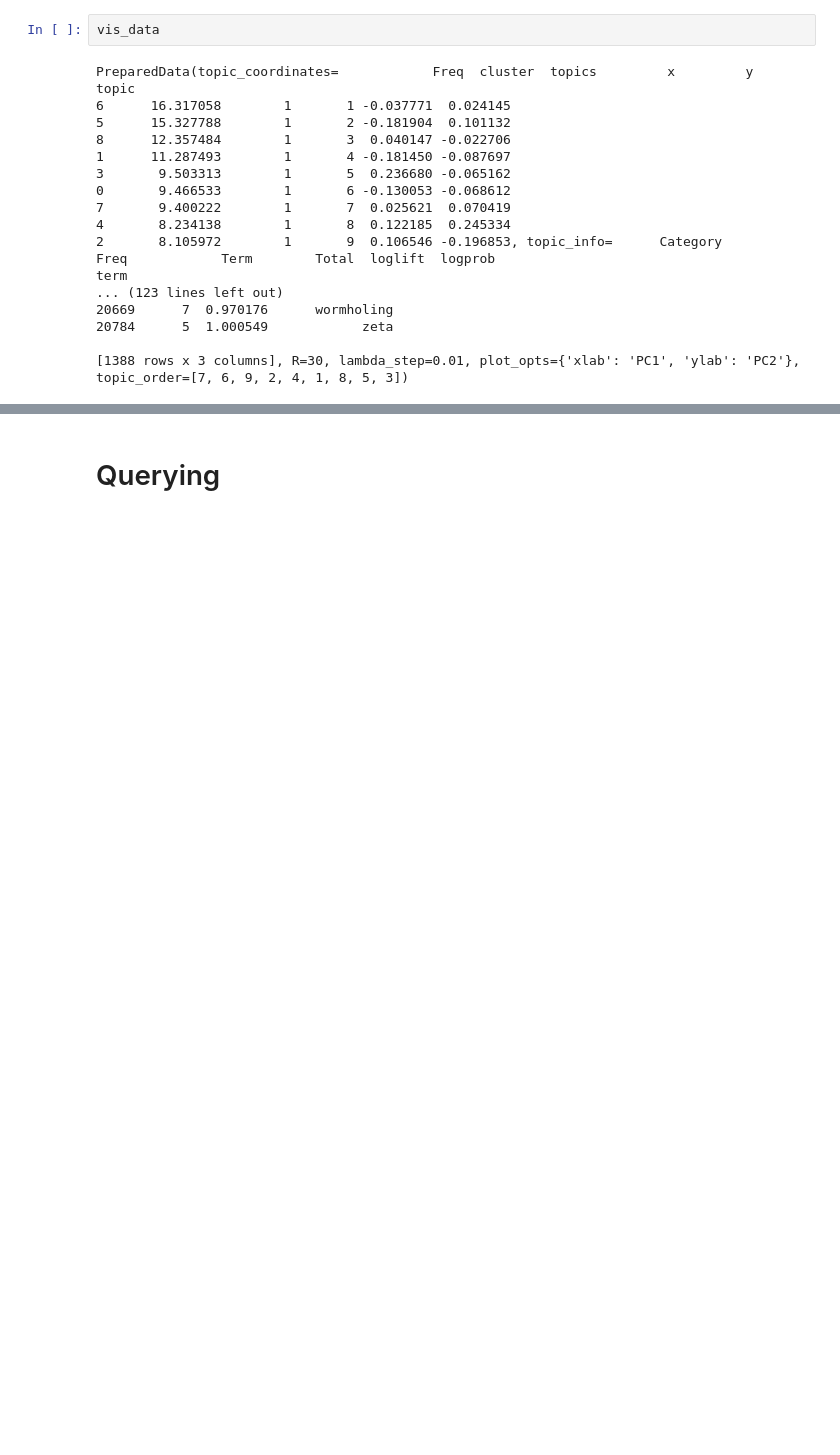
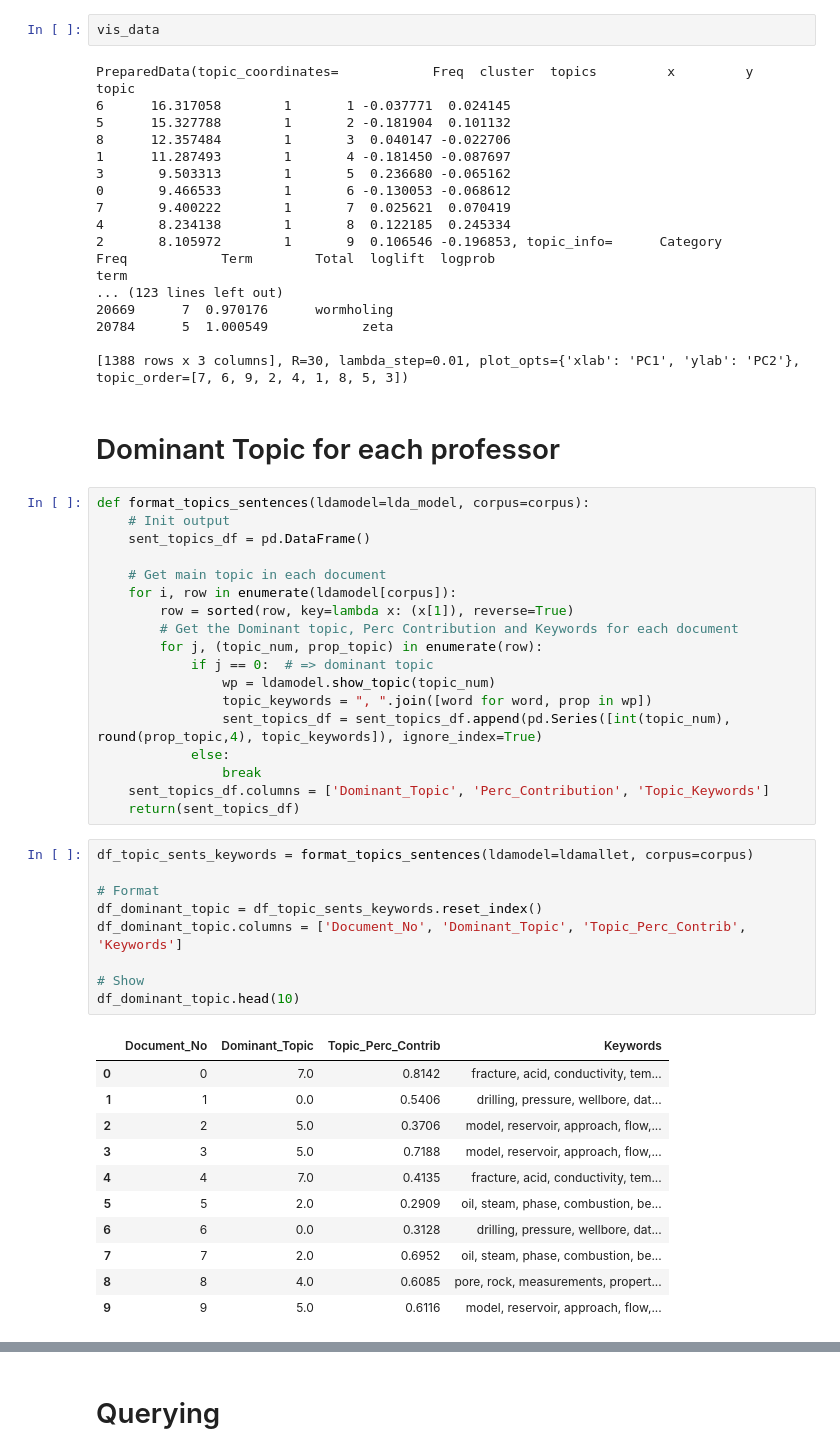
Before and after one commit to neha8anand/professor-profiler, a Jupyter notebook: src/gensim_topic_model.ipynb, the cells around one changed output, grey strips where cells are left out. Drawn from its saved outputs; the diff is of its cells as text; blank space fills up the shorter version.

Commit message:
Add dominant topic code

```diff
--- a/src/gensim_topic_model.ipynb
+++ b/src/gensim_topic_model.ipynb
@@ -458,3 +458,44 @@ term
 20784      5  1.000549            zeta
 
 [1388 rows x 3 columns], R=30, lambda_step=0.01, plot_opts={'xlab': 'PC1', 'ylab': 'PC2'}, topic_order=[7, 6, 9, 2, 4, 1, 8, 5, 3])
+# %% [markdown]
+# Dominant Topic for each professor
+# %%
+def format_topics_sentences(ldamodel=lda_model, corpus=corpus):
+    # Init output
+    sent_topics_df = pd.DataFrame()
+
+    # Get main topic in each document
+    for i, row in enumerate(ldamodel[corpus]):
+        row = sorted(row, key=lambda x: (x[1]), reverse=True)
+        # Get the Dominant topic, Perc Contribution and Keywords for each document
+        for j, (topic_num, prop_topic) in enumerate(row):
+            if j == 0:  # => dominant topic
+                wp = ldamodel.show_topic(topic_num)
+                topic_keywords = ", ".join([word for word, prop in wp])
+                sent_topics_df = sent_topics_df.append(pd.Series([int(topic_num), round(prop_topic,4), topic_keywords]), ignore_index=True)
+            else:
+                break
+    sent_topics_df.columns = ['Dominant_Topic', 'Perc_Contribution', 'Topic_Keywords']
+    return(sent_topics_df)
+# %%
+df_topic_sents_keywords = format_topics_sentences(ldamodel=ldamallet, corpus=corpus)
+
+# Format
+df_dominant_topic = df_topic_sents_keywords.reset_index()
+df_dominant_topic.columns = ['Document_No', 'Dominant_Topic', 'Topic_Perc_Contrib', 'Keywords']
+
+# Show
+df_dominant_topic.head(10)
+# %% [output]
+|  | Document_No | Dominant_Topic | Topic_Perc_Contrib | Keywords |
+| 0 | 0 | 7.0 | 0.8142 | fracture, acid, conductivity, tem... |
+| 1 | 1 | 0.0 | 0.5406 | drilling, pressure, wellbore, dat... |
+| 2 | 2 | 5.0 | 0.3706 | model, reservoir, approach, flow,... |
+| 3 | 3 | 5.0 | 0.7188 | model, reservoir, approach, flow,... |
+| 4 | 4 | 7.0 | 0.4135 | fracture, acid, conductivity, tem... |
+| 5 | 5 | 2.0 | 0.2909 | oil, steam, phase, combustion, be... |
+| 6 | 6 | 0.0 | 0.3128 | drilling, pressure, wellbore, dat... |
+| 7 | 7 | 2.0 | 0.6952 | oil, steam, phase, combustion, be... |
+| 8 | 8 | 4.0 | 0.6085 | pore, rock, measurements, propert... |
+| 9 | 9 | 5.0 | 0.6116 | model, reservoir, approach, flow,... |
```
Also changed, not shown: parts of 2 cells of this notebook.
